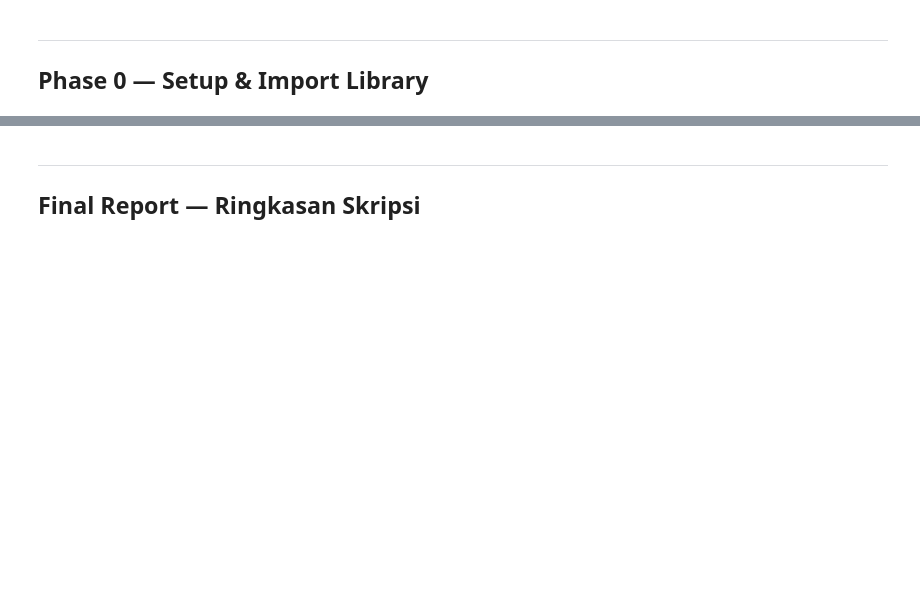
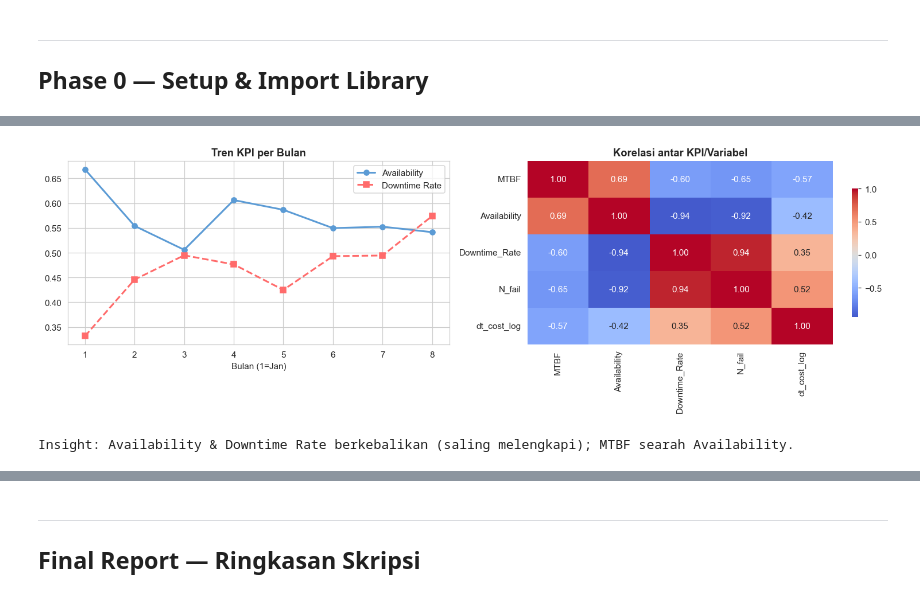
Before and after one commit to AdinarTri/pred_maintenance, a Jupyter notebook: notebook/predictive_maintenance.ipynb, the cells around one changed output, grey strips where cells are left out. Cells and saved outputs as stored; diff of their text form; code cells hidden in the pictures; blank space fills up the shorter version.

```diff
--- a/notebook/predictive_maintenance.ipynb
+++ b/notebook/predictive_maintenance.ipynb
@@ -393,11 +34,0 @@ cmp_target
-# %%
-fig, ax = plt.subplots(figsize=(11, 4.5))
-metrics = ['accuracy','precision','recall','f1','roc_auc']
-x = np.arange(len(metrics)); w = 0.26
-colors = ['#5B9BD5','#70B77E','#F4A020']
-for i,(_,r) in enumerate(cmp_target.iterrows()):
-    ax.bar(x+(i-1)*w, [r[m] for m in metrics], w, label=r['Target'], color=colors[i], edgecolor='white')
-ax.set_xticks(x); ax.set_xticklabels(metrics); ax.set_ylim(0,1.1)
-ax.axhline(1.0, color='red', ls=':', alpha=.5)
-ax.set_title('Perbandingan 3 Definisi Target — Logistic Regression', fontweight='bold'); ax.legend()
-plt.tight_layout(); plt.show()
@@ -659,0 +241,16 @@ Model tersimpan di folder models/:
+# %%
+fig, ax = plt.subplots(1, 2, figsize=(14, 4.5))
+# Tren KPI per bulan (rata-rata panel)
+mb = panel.groupby('midx')[['Availability','Downtime_Rate']].mean()
+ax[0].plot(mb.index, mb['Availability'], 'o-', color='#5B9BD5', lw=2, label='Availability')
+ax[0].plot(mb.index, mb['Downtime_Rate'], 's--', color='#FF6B6B', lw=2, label='Downtime Rate')
+ax[0].set_title('Tren KPI per Bulan', fontweight='bold'); ax[0].set_xlabel('Bulan (1=Jan)'); ax[0].legend()
+# Korelasi antar KPI
+sns.heatmap(panel[['MTBF','Availability','Downtime_Rate','N_fail','dt_cost_log']].corr(),
+            annot=True, fmt='.2f', cmap='coolwarm', center=0, ax=ax[1], cbar_kws={'shrink':.7})
+ax[1].set_title('Korelasi antar KPI/Variabel', fontweight='bold')
+plt.tight_layout(); plt.show()
+print('Insight: Availability & Downtime Rate berkebalikan (saling melengkapi); MTBF searah Availability.')
+# %% [output]
+[figure, added]
+Insight: Availability & Downtime Rate berkebalikan (saling melengkapi); MTBF searah Availability.
```
Also changed, not shown: parts of 68 cells of this notebook, 13 other files.
